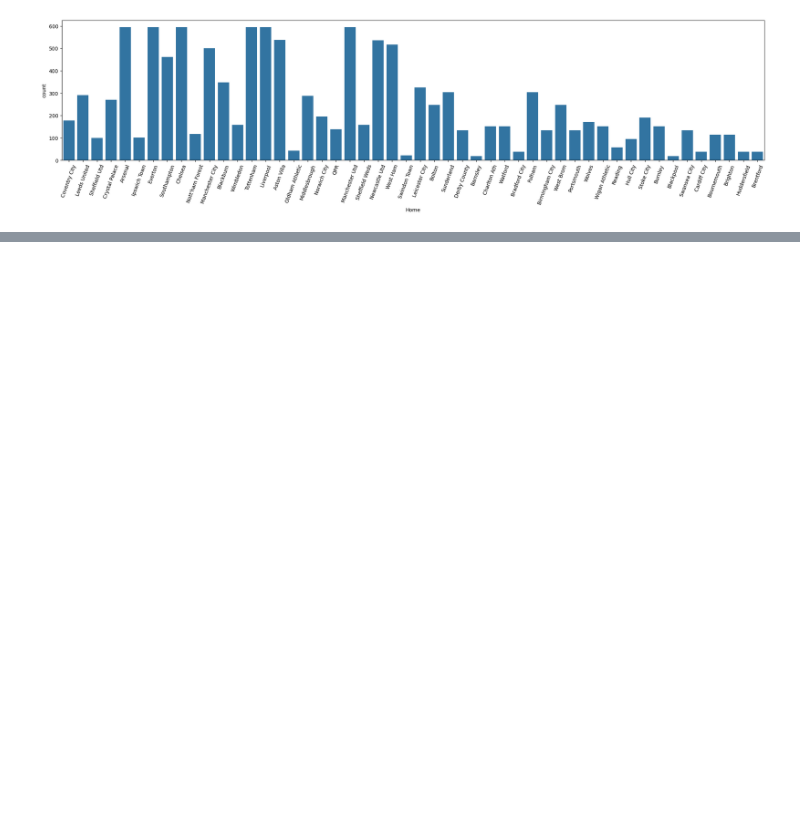
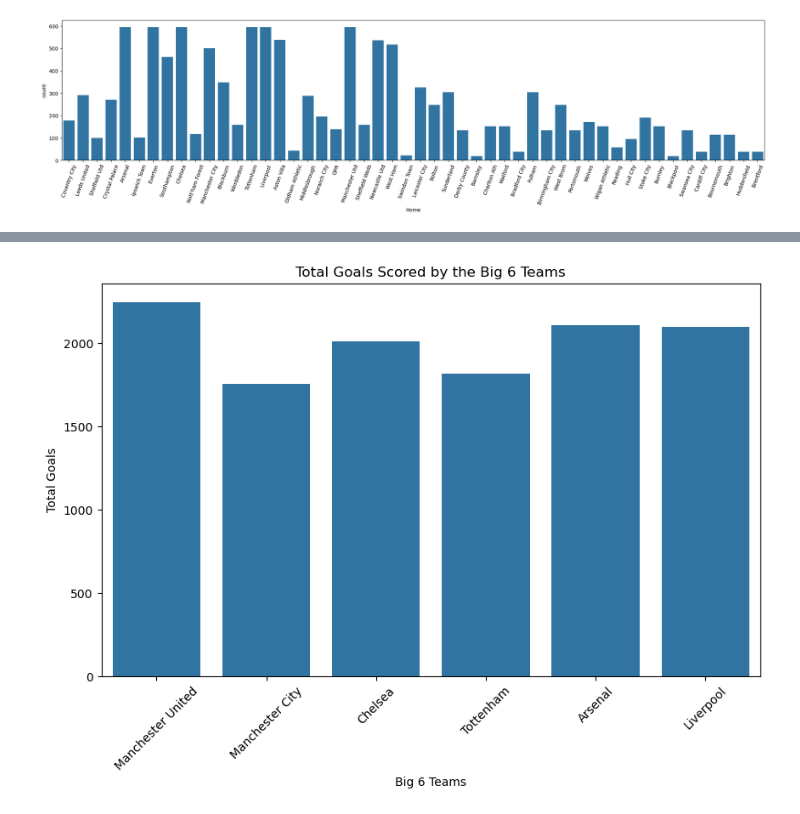
Before and after one commit to ssowrira/epl-data-analysis, a Jupyter notebook: epl.ipynb, the cells around one changed output, grey strips where cells are left out. Drawn from its saved outputs; the diff is of its cells as text; code cells hidden in the pictures; blank space fills up the shorter version.

```diff
--- a/epl.ipynb
+++ b/epl.ipynb
@@ -180,0 +90,4 @@ data.head(5)
+# %%
+import pandas as pd
+df = pd.read_csv('92-to-23_results/premier-league-matches.csv')
+df
@@ -180,0 +354,24 @@ data.head(5)
+# %%
+manug = df[df['Home'] == 'Manchester Utd'].HomeGoals.sum() + df[df['Away'] == 'Manchester Utd'].AwayGoals.sum()
+mancg = df[df['Home'] == 'Manchester City'].HomeGoals.sum() + df[df['Away'] == 'Manchester City'].AwayGoals.sum()
+chelc = df[df['Home'] == 'Chelsea'].HomeGoals.sum() + df[df['Away'] == 'Chelsea'].AwayGoals.sum()
+tottg = df[df['Home'] == 'Tottenham'].HomeGoals.sum() + df[df['Away'] == 'Tottenham'].AwayGoals.sum()
+arseg = df[df['Home'] == 'Arsenal'].HomeGoals.sum() + df[df['Away'] == 'Arsenal'].AwayGoals.sum()
+liveg = df[df['Home'] == 'Liverpool'].HomeGoals.sum() + df[df['Away'] == 'Liverpool'].AwayGoals.sum()
+
+x = ['Manchester United', 'Manchester City', 'Chelsea', 'Tottenham', 'Arsenal', 'Liverpool']
+y = [manug, mancg, chelc, tottg, arseg, liveg]
+
+
+plt.figure(figsize=(10,6))
+sns.barplot(x=x, y=y)
+
+plt.xlabel('Big 6 Teams')
+plt.ylabel('Total Goals')
+plt.title('Total Goals Scored by the Big 6 Teams')
+
+plt.xticks(rotation=45)
+
+plt.show()
+# %% [output]
+[figure, added]
```
Also changed, not shown: parts of 48 cells of this notebook.
